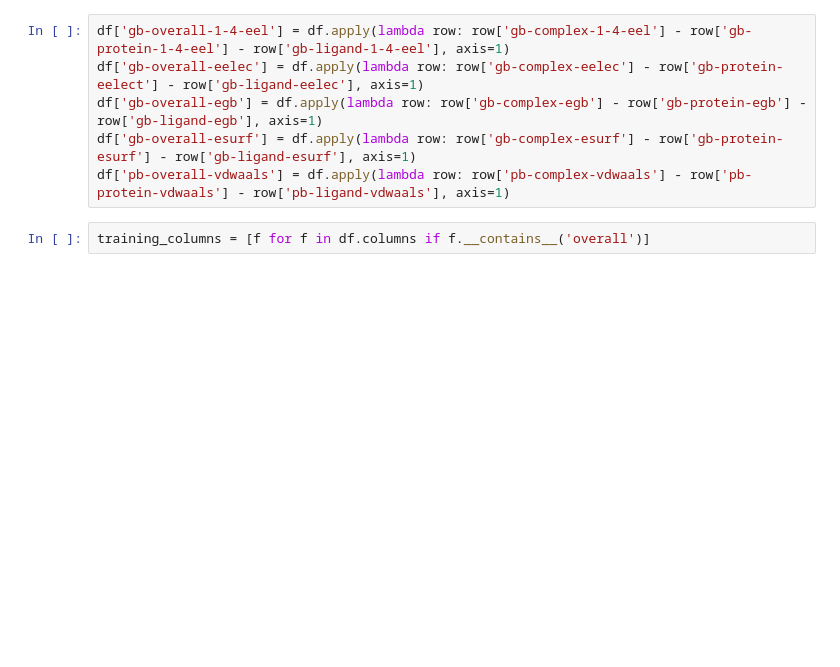
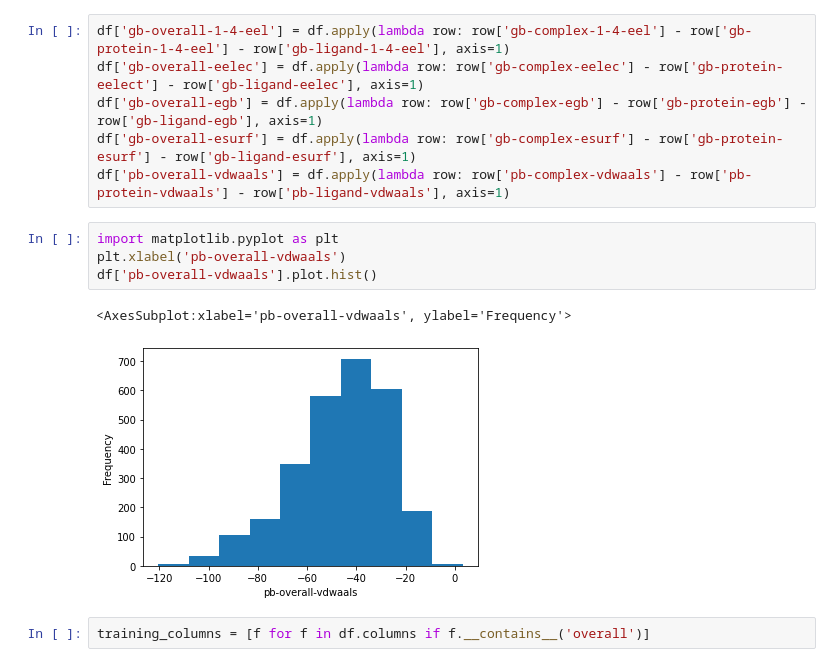
Before and after one commit to aicam/GBNN, a Jupyter notebook: Notebooks/GBGraphConvModel-train_test_split.ipynb, the cells around one changed output. Saved outputs shown, nothing was run; the diff lists cells and outputs as text; blank space fills up the shorter version.

```diff
--- a/Notebooks/GBGraphConvModel-train_test_split.ipynb
+++ b/Notebooks/GBGraphConvModel-train_test_split.ipynb
@@ -45,6 +45,13 @@ df['gb-overall-eelec'] = df.apply(lambda row: row['gb-complex-eelec'] - row['gb-
 df['gb-overall-egb'] = df.apply(lambda row: row['gb-complex-egb'] - row['gb-protein-egb'] - row['gb-ligand-egb'], axis=1)
 df['gb-overall-esurf'] = df.apply(lambda row: row['gb-complex-esurf'] - row['gb-protein-esurf'] - row['gb-ligand-esurf'], axis=1)
 df['pb-overall-vdwaals'] = df.apply(lambda row: row['pb-complex-vdwaals'] - row['pb-protein-vdwaals'] - row['pb-ligand-vdwaals'], axis=1)
+# %%
+import matplotlib.pyplot as plt
+plt.xlabel('pb-overall-vdwaals')
+df['pb-overall-vdwaals'].plot.hist()
+# %% [output]
+<AxesSubplot:xlabel='pb-overall-vdwaals', ylabel='Frequency'>
+[figure, added]
 # %%
 training_columns = [f for f in df.columns if f.__contains__('overall')]
 # %% [markdown]
```
Also changed, not shown: parts of 1 cell of this notebook.
